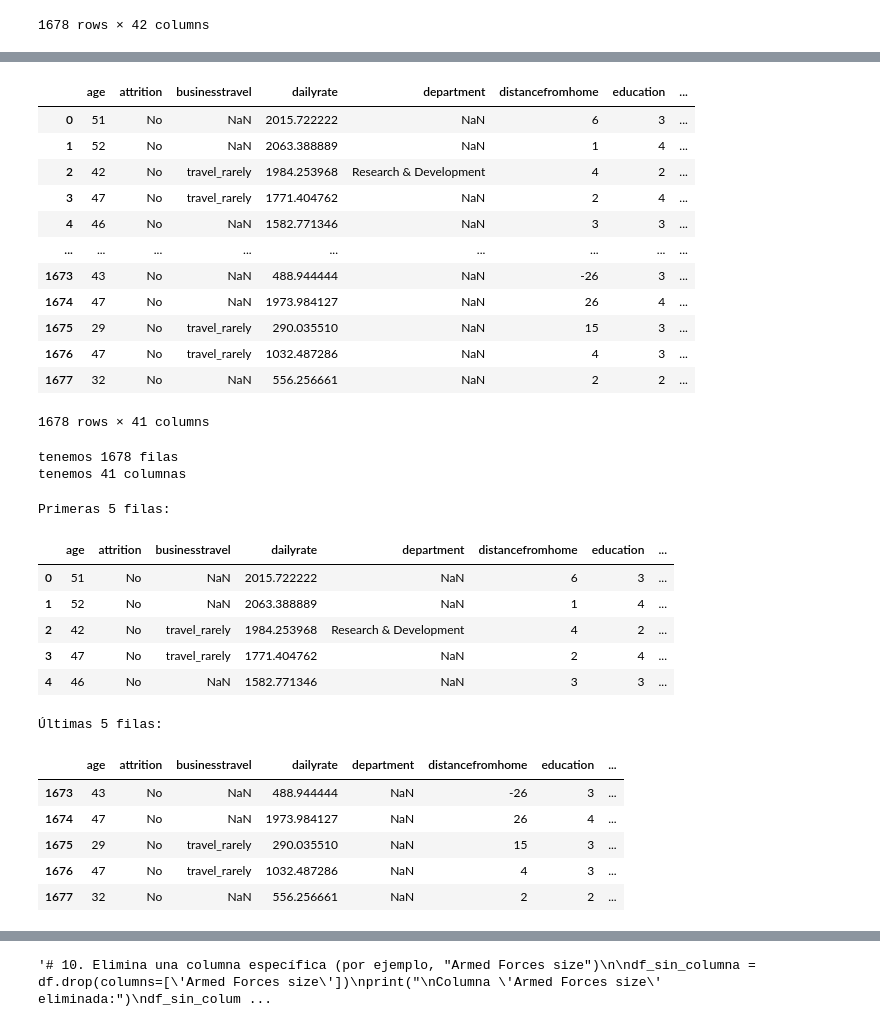
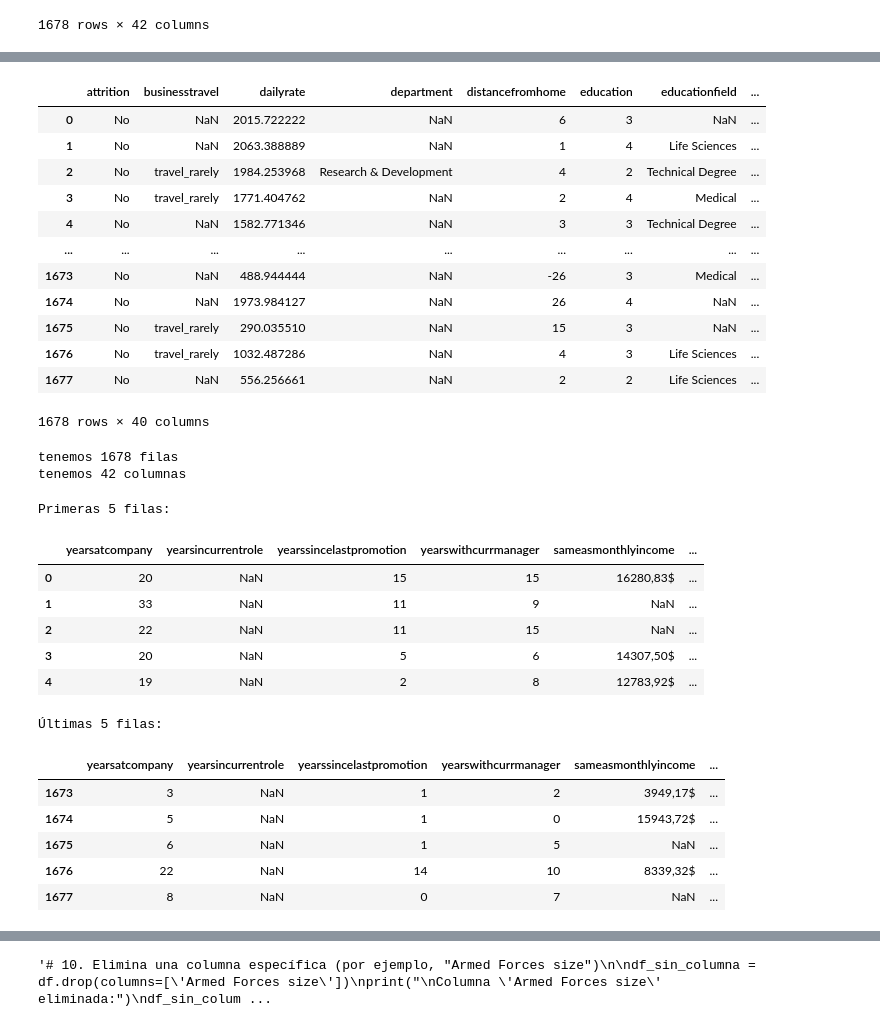
Before and after one commit to ana-nobre/Talent-Optimization-for-Corporation-HR-Data-Analytics, a Jupyter notebook: exploracion-carmen.ipynb, the cells around one changed output, grey strips where cells are left out. Cells and saved outputs as stored; diff of their text form; code cells hidden in the pictures.

```diff
--- a/exploracion-carmen.ipynb
+++ b/exploracion-carmen.ipynb
@@ -25,0 +42,7 @@ df_datos_abc
+# %%
+df_datos_abc2 = df_datos_abc [['yearsatcompany', 'yearsincurrentrole',
+       'yearssincelastpromotion', 'yearswithcurrmanager',
+       'sameasmonthlyincome', 'datebirth', 'salary', 'roledepartament',
+       'numberchildren', 'remotework']]
+
+df_datos_abc2
@@ -26,59 +63,59 @@ df_datos_abc
 # %%
-# puedo usar iloc para sacar las columnas que necesito
-'''
+'''# puedo usar iloc para sacar las columnas que necesito
+
 df es tu DataFrame.
 .iloc es para indexación por posición (no por nombre de columna).
 : (antes de la coma) indica todas las filas.
 1: (después de la coma) indica desde la columna 1 hasta el final.
-'''
 
-df_datos_abc2 = df_datos_abc.iloc[:, 1:]
-df_datos_abc2
+
+df_datos_abc3 = df_datos_abc2.iloc[:, 1:]
+df_datos_abc3'''
 # %% [output]
-|  | age | attrition | businesstravel | dailyrate | department | distancefromhome | education | ... |
-| 0 | 51 | No | NaN | 2015.722222 | NaN | 6 | 3 | ... |
-| 1 | 52 | No | NaN | 2063.388889 | NaN | 1 | 4 | ... |
-| 2 | 42 | No | travel_rarely | 1984.253968 | Research & Development | 4 | 2 | ... |
-| 3 | 47 | No | travel_rarely | 1771.404762 | NaN | 2 | 4 | ... |
-| 4 | 46 | No | NaN | 1582.771346 | NaN | 3 | 3 | ... |
+|  | attrition | businesstravel | dailyrate | department | distancefromhome | education | educationfield | ... |
+| 0 | No | NaN | 2015.722222 | NaN | 6 | 3 | NaN | ... |
+| 1 | No | NaN | 2063.388889 | NaN | 1 | 4 | Life Sciences | ... |
+| 2 | No | travel_rarely | 1984.253968 | Research & Development | 4 | 2 | Technical Degree | ... |
+| 3 | No | travel_rarely | 1771.404762 | NaN | 2 | 4 | Medical | ... |
+| 4 | No | NaN | 1582.771346 | NaN | 3 | 3 | Technical Degree | ... |
 | ... | ... | ... | ... | ... | ... | ... | ... | ... |
-| 1673 | 43 | No | NaN | 488.944444 | NaN | -26 | 3 | ... |
-| 1674 | 47 | No | NaN | 1973.984127 | NaN | 26 | 4 | ... |
-| 1675 | 29 | No | travel_rarely | 290.035510 | NaN | 15 | 3 | ... |
-| 1676 | 47 | No | travel_rarely | 1032.487286 | NaN | 4 | 3 | ... |
-| 1677 | 32 | No | NaN | 556.256661 | NaN | 2 | 2 | ... |
+| 1673 | No | NaN | 488.944444 | NaN | -26 | 3 | Medical | ... |
+| 1674 | No | NaN | 1973.984127 | NaN | 26 | 4 | NaN | ... |
+| 1675 | No | travel_rarely | 290.035510 | NaN | 15 | 3 | NaN | ... |
+| 1676 | No | travel_rarely | 1032.487286 | NaN | 4 | 3 | Life Sciences | ... |
+| 1677 | No | NaN | 556.256661 | NaN | 2 | 2 | Life Sciences | ... |
-1678 rows × 41 columns
+1678 rows × 40 columns
 # %%
 #- ¿Cuántas filas y columnas tenemos en el DataFrame?
-print(f"tenemos {df_datos_abc2.shape[0]} filas")
-print(f"tenemos {df_datos_abc2.shape[1]} columnas")
+print(f"tenemos {df_datos_abc.shape[0]} filas")
+print(f"tenemos {df_datos_abc.shape[1]} columnas")
 # %% [output]
 tenemos 1678 filas
-tenemos 41 columnas
+tenemos 42 columnas
 # %%
 # 1. Muestra las primeras 5 filas del conjunto de datos
 print("Primeras 5 filas:")
 df_datos_abc2.head()
 # %% [output]
 Primeras 5 filas:
-|  | age | attrition | businesstravel | dailyrate | department | distancefromhome | education | ... |
-| 0 | 51 | No | NaN | 2015.722222 | NaN | 6 | 3 | ... |
-| 1 | 52 | No | NaN | 2063.388889 | NaN | 1 | 4 | ... |
-| 2 | 42 | No | travel_rarely | 1984.253968 | Research & Development | 4 | 2 | ... |
-| 3 | 47 | No | travel_rarely | 1771.404762 | NaN | 2 | 4 | ... |
-| 4 | 46 | No | NaN | 1582.771346 | NaN | 3 | 3 | ... |
+|  | yearsatcompany | yearsincurrentrole | yearssincelastpromotion | yearswithcurrmanager | sameasmonthlyincome | ... |
+| 0 | 20 | NaN | 15 | 15 | 16280,83$ | ... |
+| 1 | 33 | NaN | 11 | 9 | NaN | ... |
+| 2 | 22 | NaN | 11 | 15 | NaN | ... |
+| 3 | 20 | NaN | 5 | 6 | 14307,50$ | ... |
+| 4 | 19 | NaN | 2 | 8 | 12783,92$ | ... |
 # %%
 # 2. Muestra las últimas 5 filas del conjunto de datos
 print("Últimas 5 filas:")
 df_datos_abc2.tail()
 # %% [output]
 Últimas 5 filas:
-|  | age | attrition | businesstravel | dailyrate | department | distancefromhome | education | ... |
-| 1673 | 43 | No | NaN | 488.944444 | NaN | -26 | 3 | ... |
-| 1674 | 47 | No | NaN | 1973.984127 | NaN | 26 | 4 | ... |
-| 1675 | 29 | No | travel_rarely | 290.035510 | NaN | 15 | 3 | ... |
-| 1676 | 47 | No | travel_rarely | 1032.487286 | NaN | 4 | 3 | ... |
-| 1677 | 32 | No | NaN | 556.256661 | NaN | 2 | 2 | ... |
+|  | yearsatcompany | yearsincurrentrole | yearssincelastpromotion | yearswithcurrmanager | sameasmonthlyincome | ... |
+| 1673 | 3 | NaN | 1 | 2 | 3949,17$ | ... |
+| 1674 | 5 | NaN | 1 | 0 | 15943,72$ | ... |
+| 1675 | 6 | NaN | 1 | 5 | NaN | ... |
+| 1676 | 22 | NaN | 14 | 10 | 8339,32$ | ... |
+| 1677 | 8 | NaN | 0 | 7 | NaN | ... |
 # %%
 # 3. Muestra una muestra aleatoria de 5 filas del conjunto de datos
 print("Muestra aleatoria de 5 filas:")
```
Also changed, not shown: parts of 74 cells of this notebook.
